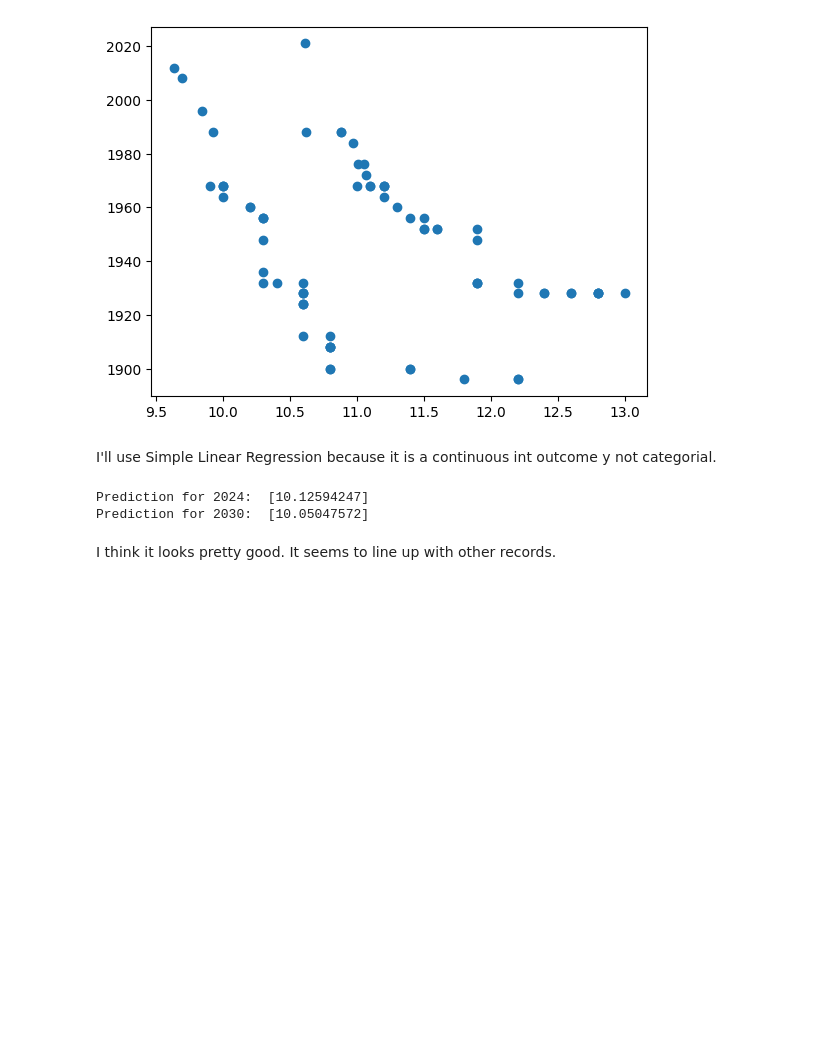
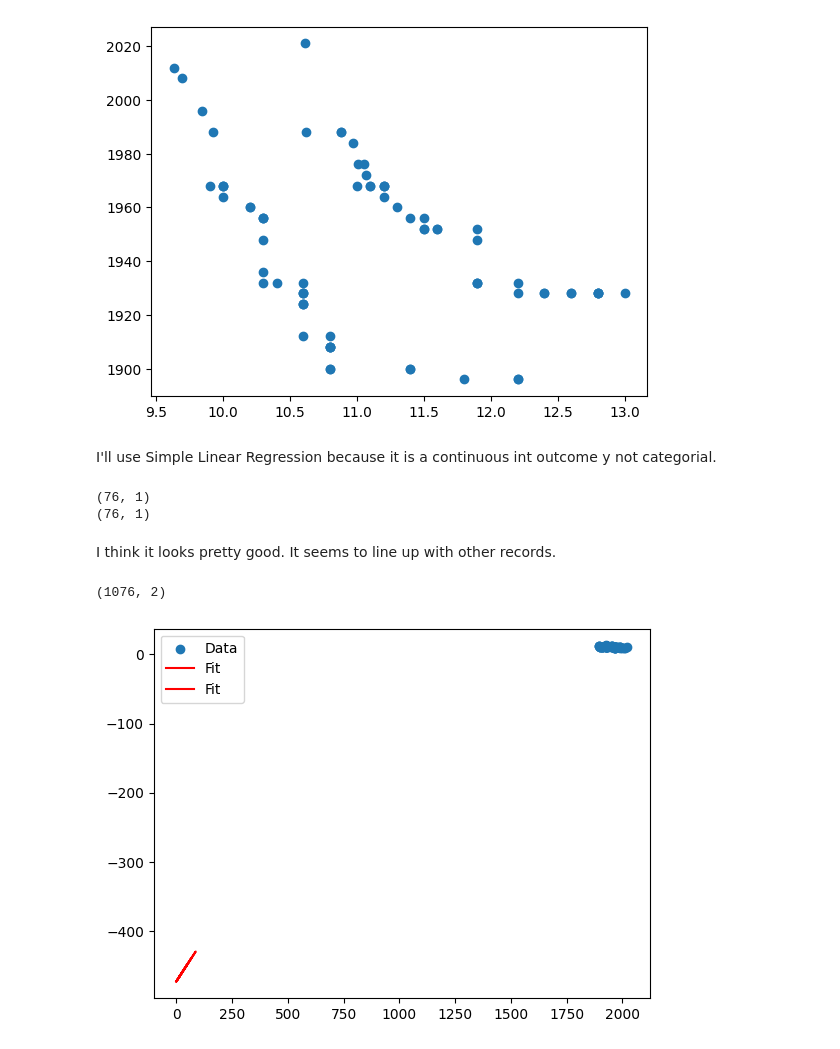
Before and after one commit to gottanned/Operational-Research, a Jupyter notebook: OR_2.ipynb, the cells around one changed output. Saved outputs shown, nothing was run; the diff lists cells and outputs as text; code cells hidden in the pictures; blank space fills up the shorter version.

```diff
--- a/OR_2.ipynb
+++ b/OR_2.ipynb
@@ -101,18 +101,20 @@ plt.scatter(df['Time'],df['Games'])
 I'll use Simple Linear Regression because it is a continuous int outcome y not categorial.
 # %%
 X = np.array(df.Games).reshape(-1, 1)
-y = np.array(df.Time)
+y = np.array(df.Time).reshape(-1, 1)
 
-regrr = linear_model.LinearRegression()
-regrr.fit(X, y)
+#regrr = linear_model.LinearRegression()
+#regrr.fit(X, y)
 
-predict2024 = regrr.predict(np.array([[2024]]).reshape(-1, 1))
-predict2030 = regrr.predict(np.array([[2030]]).reshape(-1, 1))
+#predict2024 = regrr.predict(np.array([[2024]]).reshape(-1, 1))
+#predict2030 = regrr.predict(np.array([[2030]]).reshape(-1, 1))
 
-print("Prediction for 2024: ", predict2024)
-print("Prediction for 2030: ", predict2030)
+#print("Prediction for 2024: ", predict2024)
+#print("Prediction for 2030: ", predict2030)
+print(np.shape(X))
+print(np.shape(y))
 # %% [output]
-Prediction for 2024:  [10.12594247]
-Prediction for 2030:  [10.05047572]
+(76, 1)
+(76, 1)
 # %% [markdown]
 I think it looks pretty good. It seems to line up with other records.
@@ -118,0 +125,19 @@ I think it looks pretty good. It seems to line up with other records.
+# %%
+def quadratic_func(x, a, b, c):
+    return a + b * x + c * x**2
+# %%
+np.random.seed(0)
+a = np.linspace(-5, 5, num=50)
+b = 2.0 + 1.5 * x + 3.0 * x**2 + np.random.normal(scale=3.0, size=x.shape)
+print(np.shape(b))
+# %% [output]
+(1076, 2)
+# %%
+popt, pcov = curve_fit(quadratic_func, df['Games'], df['Time'])
+# %%
+plt.scatter(X, y, label='Data')
+plt.plot(x, quadratic_func(x, *popt), 'r-', label='Fit')
+plt.legend()
+plt.show()
+# %% [output]
+[figure, added]
```
Also changed, not shown: parts of 2 cells of this notebook.
